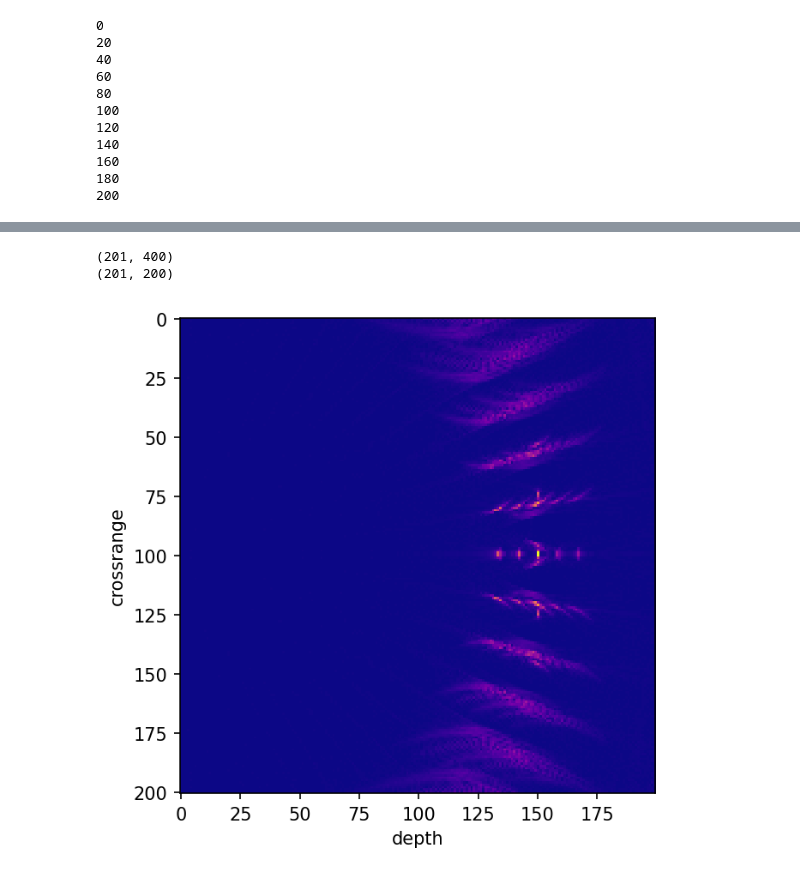
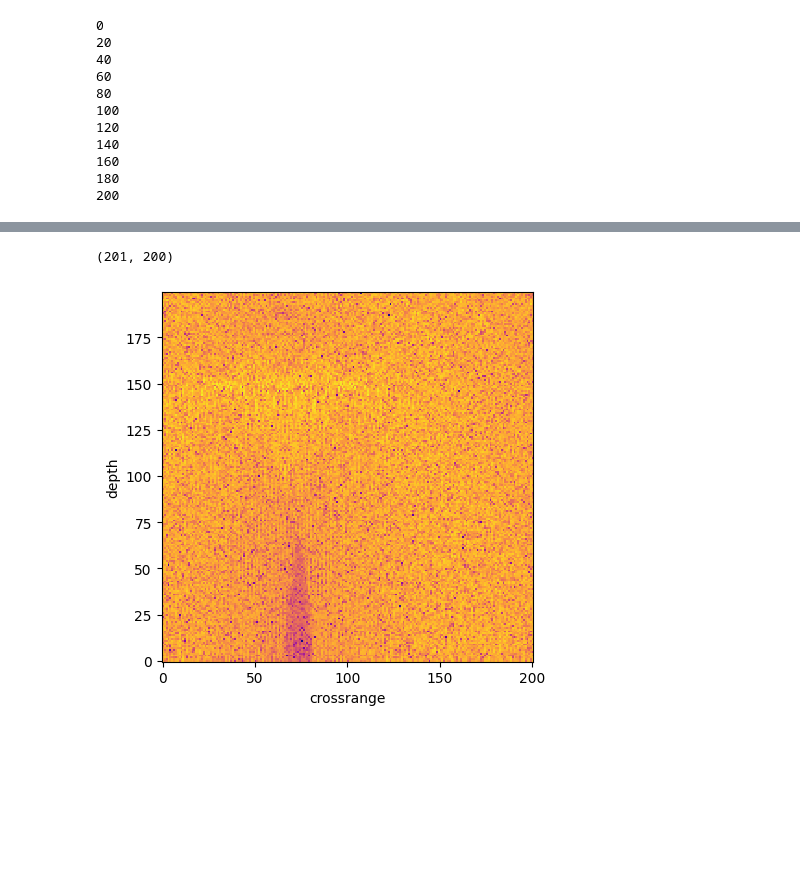
Before and after one commit to morzack/ece592-radar-SAR-proj, a Jupyter notebook: sar_sim.ipynb, the cells around one changed output, grey strips where cells are left out. Cells and saved outputs as stored; diff of their text form; code cells hidden in the pictures; blank space fills up the shorter version.

```diff
--- a/sar_sim.ipynb
+++ b/sar_sim.ipynb
@@ -277,16 +288,18 @@ max_bin = len(data_matrix[0])//2
 noise_floor = 1.38e-23 * 300 * (ANT_fs) * ANT_NF
 
 fft_vals = np.zeros((len(data_matrix), max_bin))
-for fast_time in range(len(data_matrix)):
-    fft_out = np.fft.fft(data_matrix_numpy[fast_time], 402)
-    for x in range(max_bin):
-        v = np.max([np.abs(fft_out[x]), noise_floor])
-        fft_vals[fast_time, x] = 10*np.log10(v)
+for idx_crossrange in range(len(data_matrix)):
+    fft_out = np.fft.fft(data_matrix_numpy[idx_crossrange], 402)
+    for idx_az in range(max_bin):
+        v = np.max([np.abs(fft_out[idx_az]), noise_floor])
+        # fft_vals[idx_crossrange, idx_az] = 10*np.log10(v)
+        fft_vals[idx_crossrange, idx_az] = v
         # fft_vals[fast_time, x] = np.abs(fft_out[x])
 fig, ax = plt.subplots()
-ax.imshow(fft_vals, cmap='plasma', interpolation='nearest')
-ax.set(xlabel='fast-time (post-FFT)', ylabel='slow-time')
-ax.set_aspect(len(data_matrix)/max_bin)
+ax.imshow(fft_vals.T, cmap='plasma', interpolation='nearest')
+ax.set(xlabel='crossrange', ylabel='az')
+ax.invert_yaxis()
+# ax.set_aspect(len(data_matrix)/max_bin)
 plt.gcf().set_dpi(1000)
 plt.show()
 # plt.plot(fft_vals)
@@ -392,25 +506,31 @@ for slice_a in slices:
 # %%
+image_arr = out_image
 s = image_arr.shape
-print(data_matrix_hilbert.shape)
-fig, ax = plt.subplots()
+# fig, ax = plt.subplots()
 # ax.imshow(10*np.log10(data_matrix_numpy), cmap='plasma', interpolation='nearest')
 # ax.imshow(np.abs(data_matrix_hilbert), cmap='plasma', interpolation='nearest')
 
 dd = image_arr
 print(dd.shape)
 fft_vals = np.zeros((dd.shape[0], dd.shape[1]))
-for fast_time in range(fft_vals.shape[0]):
-    fft_out = np.fft.fft(dd[fast_time])
-    for x in range(fft_vals.shape[1]):
-        fft_vals[fast_time, x] = np.real(fft_out[x])
+for idx_crossrange in range(fft_vals.shape[0]):
+    fft_out = np.fft.fft(dd[idx_crossrange])
+    for idx_az in range(fft_vals.shape[1]):
+        fft_vals[idx_crossrange, idx_az] = np.real(fft_out[idx_az])
 
-# ax.imshow(10*np.log10(np.abs(fft_vals)), cmap='plasma', interpolation='nearest')
-ax.imshow(np.abs(image_arr), cmap='plasma', interpolation='nearest')
-ax.set(xlabel='depth', ylabel='crossrange')
-ax.set_aspect(s[1]/s[0])
-plt.gcf().set_dpi(150)
+# ax.imshow(10*np.log10(np.abs(image_arr)), cmap='plasma', interpolation='nearest')
+# ax.imshow(np.abs(image_arr), cmap='plasma', interpolation='nearest')
+# ax.set(xlabel='depth', ylabel='crossrange')
+# ax.set_aspect(s[1]/s[0])
+# plt.gcf().set_dpi(150)
+# plt.show()
+fig, ax = plt.subplots()
+ax.imshow(10*np.log10(np.abs(x)).T, cmap='plasma', interpolation='nearest')
+ax.set(xlabel='crossrange', ylabel='depth')
+ax.invert_yaxis()
+# ax.set_aspect(x[1]/x[0])
+# plt.gcf().set_dpi(150)
 plt.show()
 # %% [output]
-(201, 400)
 (201, 200)
-[figure, old version]
+[figure, new version]
```
Also changed, not shown: parts of 9 cells of this notebook, 1 other file.
